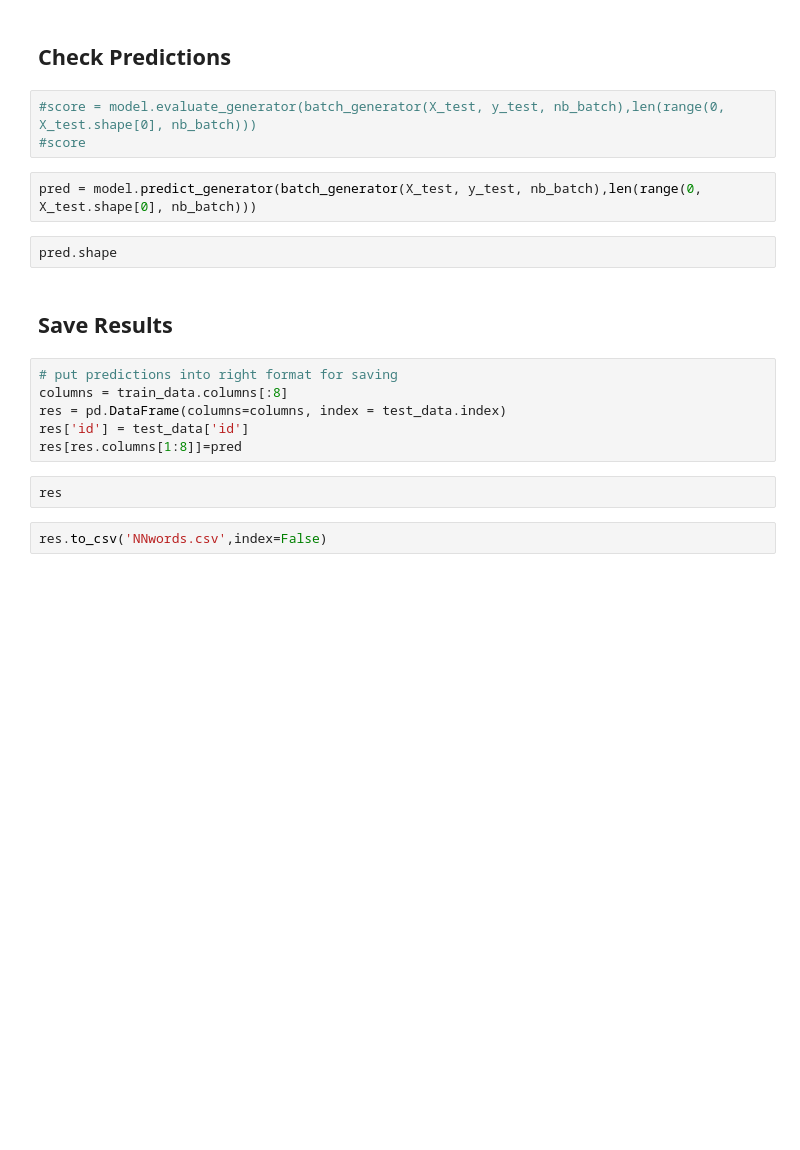
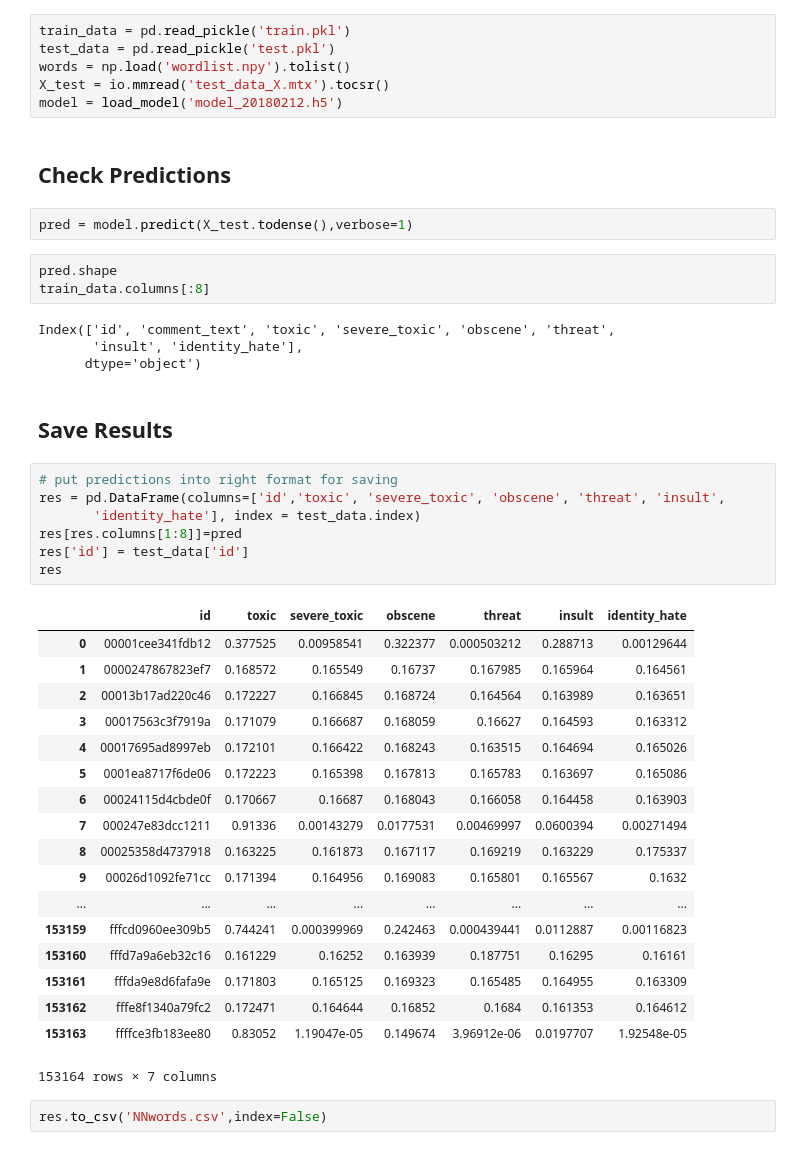
Before and after one commit to alexZ82/Kaggle, a Jupyter notebook: Toxic_Comment/NeuralNet.ipynb, the cells around one changed output. Cells and saved outputs as stored; diff of their text form; blank space fills up the shorter version.

```diff
--- a/Toxic_Comment/NeuralNet.ipynb
+++ b/Toxic_Comment/NeuralNet.ipynb
@@ -180,21 +192,47 @@ KeyboardInterrupt:
+# %%
+train_data = pd.read_pickle('train.pkl')
+test_data = pd.read_pickle('test.pkl')
+words = np.load('wordlist.npy').tolist()
+X_test = io.mmread('test_data_X.mtx').tocsr()
+model = load_model('model_20180212.h5')
 # %% [markdown]
 ## Check Predictions
-# %%
-#score = model.evaluate_generator(batch_generator(X_test, y_test, nb_batch),len(range(0, X_test.shape[0], nb_batch)))
-#score
-# %%
-pred = model.predict_generator(batch_generator(X_test, y_test, nb_batch),len(range(0, X_test.shape[0], nb_batch)))
+# %%
+pred = model.predict(X_test.todense(),verbose=1)
 # %%
 pred.shape
+train_data.columns[:8]
+# %% [output]
+Index(['id', 'comment_text', 'toxic', 'severe_toxic', 'obscene', 'threat',
+       'insult', 'identity_hate'],
+      dtype='object')
 # %% [markdown]
 ## Save Results
 # %%
 # put predictions into right format for saving
-columns = train_data.columns[:8]
-res = pd.DataFrame(columns=columns, index = test_data.index)
+res = pd.DataFrame(columns=['id','toxic', 'severe_toxic', 'obscene', 'threat', 'insult',
+       'identity_hate'], index = test_data.index)
+res[res.columns[1:8]]=pred
 res['id'] = test_data['id']
-res[res.columns[1:8]]=pred
+res
+# %% [output]
+|  | id | toxic | severe_toxic | obscene | threat | insult | identity_hate |
+| 0 | 00001cee341fdb12 | 0.377525 | 0.00958541 | 0.322377 | 0.000503212 | 0.288713 | 0.00129644 |
+| 1 | 0000247867823ef7 | 0.168572 | 0.165549 | 0.16737 | 0.167985 | 0.165964 | 0.164561 |
+| 2 | 00013b17ad220c46 | 0.172227 | 0.166845 | 0.168724 | 0.164564 | 0.163989 | 0.163651 |
+| 3 | 00017563c3f7919a | 0.171079 | 0.166687 | 0.168059 | 0.16627 | 0.164593 | 0.163312 |
+| 4 | 00017695ad8997eb | 0.172101 | 0.166422 | 0.168243 | 0.163515 | 0.164694 | 0.165026 |
+| 5 | 0001ea8717f6de06 | 0.172223 | 0.165398 | 0.167813 | 0.165783 | 0.163697 | 0.165086 |
+| 6 | 00024115d4cbde0f | 0.170667 | 0.16687 | 0.168043 | 0.166058 | 0.164458 | 0.163903 |
+| 7 | 000247e83dcc1211 | 0.91336 | 0.00143279 | 0.0177531 | 0.00469997 | 0.0600394 | 0.00271494 |
+| 8 | 00025358d4737918 | 0.163225 | 0.161873 | 0.167117 | 0.169219 | 0.163229 | 0.175337 |
+| 9 | 00026d1092fe71cc | 0.171394 | 0.164956 | 0.169083 | 0.165801 | 0.165567 | 0.1632 |
+| ... | ... | ... | ... | ... | ... | ... | ... |
+| 153159 | fffcd0960ee309b5 | 0.744241 | 0.000399969 | 0.242463 | 0.000439441 | 0.0112887 | 0.00116823 |
+| 153160 | fffd7a9a6eb32c16 | 0.161229 | 0.16252 | 0.163939 | 0.187751 | 0.16295 | 0.16161 |
+| 153161 | fffda9e8d6fafa9e | 0.171803 | 0.165125 | 0.169323 | 0.165485 | 0.164955 | 0.163309 |
+| 153162 | fffe8f1340a79fc2 | 0.172471 | 0.164644 | 0.16852 | 0.1684 | 0.161353 | 0.164612 |
+| 153163 | ffffce3fb183ee80 | 0.83052 | 1.19047e-05 | 0.149674 | 3.96912e-06 | 0.0197707 | 1.92548e-05 |
+153164 rows × 7 columns
-# %%
-res
 # %%
 res.to_csv('NNwords.csv',index=False)
```
Also changed, not shown: parts of 3 cells of this notebook, 1 other file.
